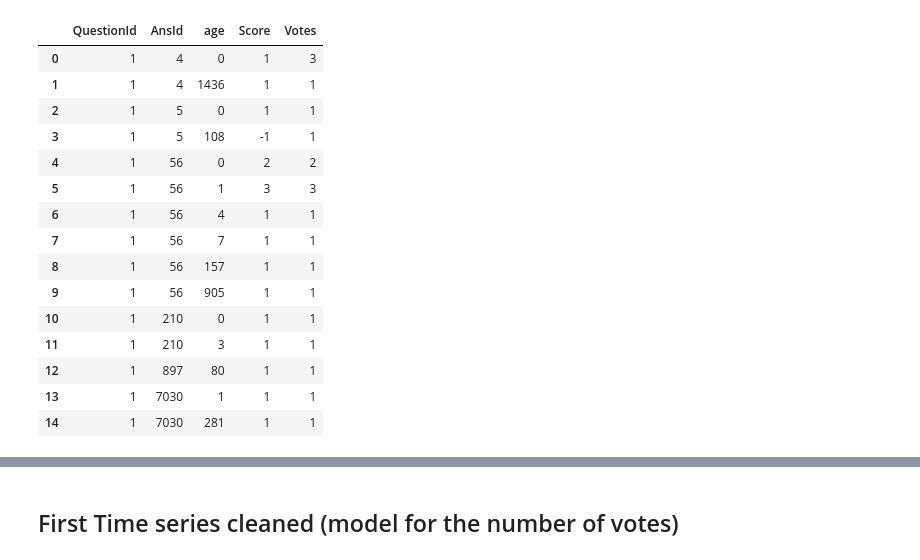
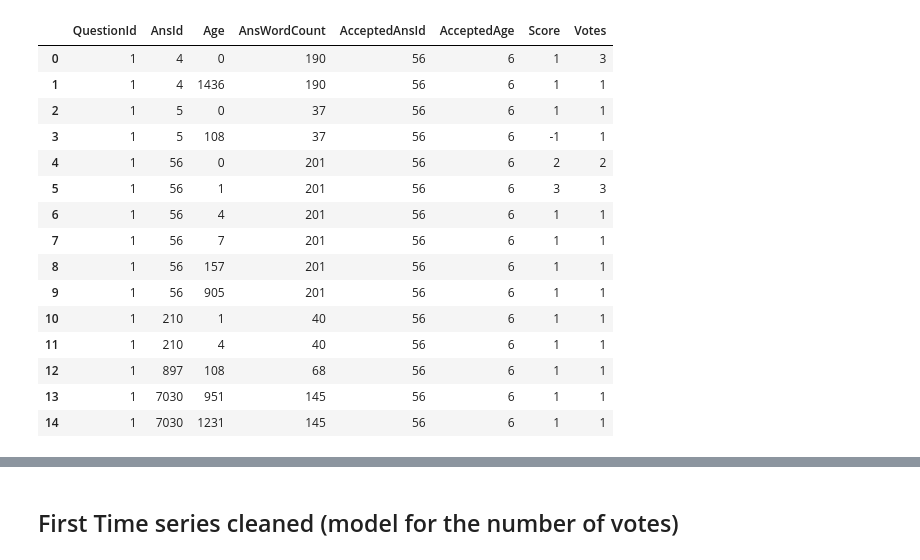
Before and after one commit to JoelDan192/Predictive-model-for-the-voting-system-in-SE-network, a Jupyter notebook: spanish_site/Answer_votes.ipynb, the cells around one changed output, grey strips where cells are left out. Cells and saved outputs as stored; diff of their text form; code cells hidden in the pictures.

```diff
--- a/spanish_site/Answer_votes.ipynb
+++ b/spanish_site/Answer_votes.ipynb
@@ -4,0 +15,5 @@ import numpy as np
+# %%
+a_votes = pd.DataFrame.from_csv('votes-answers.csv', index_col=None)
+a_votes = pd.merge(a_votes, a_questions, how='inner', on=['QuestionId'],suffixes=['_vot', '_quest'])
+a_votes['AcceptedDate'].fillna(pd.to_datetime('20160320'),inplace=True) #Today
+a_votes.head()
@@ -4,0 +27,16 @@ import numpy as np
+# %%
+a_votes['AcceptedAge'] = (pd.to_datetime(a_votes.AcceptedDate,format='%Y-%m-%d %H:%M:%S.%f')
+                  -pd.to_datetime(a_votes.QuestionCreation,format='%Y-%m-%d %H:%M:%S.%f')).apply(lambda x: x.astype('timedelta64[D]').item().days)
+a_votes['AcceptedAge'] = a_votes['AcceptedAge'] + 1
+
+a_votes.loc[a_votes.AcceptedDate == pd.to_datetime('20160320'), 'AcceptedAge'] = -1
+
+a_votes['RelAge'] = (pd.to_datetime(a_votes.VoteCreation,format='%Y-%m-%d %H:%M:%S.%f')
+                  -pd.to_datetime(a_votes.AnsCreation,format='%Y-%m-%d %H:%M:%S.%f')).apply(lambda x: x.astype('timedelta64[D]').item().days)
+a_votes['RelAge'] = a_votes['RelAge'] + 1
+
+a_votes['Age'] = (pd.to_datetime(a_votes.VoteCreation,format='%Y-%m-%d %H:%M:%S.%f')
+                  -pd.to_datetime(a_votes.QuestionCreation,format='%Y-%m-%d %H:%M:%S.%f')).apply(lambda x: x.astype('timedelta64[D]').item().days)
+a_votes['Age'] = a_votes['Age'] + 1
+a_votes.drop(a_votes.columns[[0, 1, 6, 7,9]], axis=1, inplace=True)
+a_votes.head(20)
@@ -5,9 +61,10 @@ import numpy as np
 # %%
-a_votes = pd.DataFrame.from_csv('votes-answers.csv', index_col=None)
+a_comments = pd.DataFrame.from_csv('comment-ans.csv', index_col=None)
+a_comments = pd.merge(a_comments, a_questions, how='inner', on=['QuestionId'],suffixes=['_vot', '_quest'])
 
-a_votes['age'] = (pd.to_datetime(a_votes.VoteCreation,format='%Y-%m-%d %H:%M:%S.%f')
-                  -pd.to_datetime(a_votes.AnsCreation,format='%Y-%m-%d %H:%M:%S.%f')).apply(lambda x: x.astype('timedelta64[D]').item().days)
-a_votes['age'] = a_votes['age'] + 1
-a_votes.drop(a_votes.columns[[0, 1]], axis=1, inplace=True)
-a_votes.head(10)
+a_comments['Age'] = (pd.to_datetime(a_comments.CommentCreation,format='%Y-%m-%d %H:%M:%S.%f')
+                  -pd.to_datetime(a_comments.QuestionCreation,format='%Y-%m-%d %H:%M:%S.%f')).apply(lambda x: x.astype('timedelta64[D]').item().days)
+a_comments['Age'] = a_comments['Age'] + 1
+a_comments = a_comments[['AnsId','Age']]
+a_comments.head(10)
 # %% [output]
@@ -45,26 +82,25 @@ a_comments.head(10)
 # %%
-get_score = lambda x: sum(x.VoteType==2) - sum(x.VoteType==3)
-get_votes = lambda x: sum(x.VoteType==2) + sum(x.VoteType==3)
-f = {'Score' : get_score,'Votes' : get_votes}
-a_groups = a_votes.sort_values(by='age').groupby(['QuestionId','AnsId','age']).apply(lambda df: pd.Series({'Score':get_score(df),
-                                                                                                          'Votes':get_votes(df)}))
+get_score = lambda df: sum(df.VoteType==2) - sum(df.VoteType==3)
+get_votes = lambda df: sum(df.VoteType==2) + sum(df.VoteType==3)
+f = lambda df: pd.Series([df.AnsWordCount.iloc[0],df.AcceptedAnsId.iloc[0],df.AcceptedAge.iloc[0],get_score(df),get_votes(df)],index=['AnsWordCount','AcceptedAnsId','AcceptedAge','Score','Votes'])
+a_groups = a_votes.sort_values(by='Age').groupby(['QuestionId','AnsId','Age']).apply(f)
 a_groups = a_groups.reset_index(level=[0,1,2],drop=False)
 a_groups.head(15)
 # %% [output]
-|  | QuestionId | AnsId | age | Score | Votes |
-| 0 | 1 | 4 | 0 | 1 | 3 |
-| 1 | 1 | 4 | 1436 | 1 | 1 |
-| 2 | 1 | 5 | 0 | 1 | 1 |
-| 3 | 1 | 5 | 108 | -1 | 1 |
-| 4 | 1 | 56 | 0 | 2 | 2 |
-| 5 | 1 | 56 | 1 | 3 | 3 |
-| 6 | 1 | 56 | 4 | 1 | 1 |
-| 7 | 1 | 56 | 7 | 1 | 1 |
-| 8 | 1 | 56 | 157 | 1 | 1 |
-| 9 | 1 | 56 | 905 | 1 | 1 |
-| 10 | 1 | 210 | 0 | 1 | 1 |
-| 11 | 1 | 210 | 3 | 1 | 1 |
-| 12 | 1 | 897 | 80 | 1 | 1 |
-| 13 | 1 | 7030 | 1 | 1 | 1 |
-| 14 | 1 | 7030 | 281 | 1 | 1 |
+|  | QuestionId | AnsId | Age | AnsWordCount | AcceptedAnsId | AcceptedAge | Score | Votes |
+| 0 | 1 | 4 | 0 | 190 | 56 | 6 | 1 | 3 |
+| 1 | 1 | 4 | 1436 | 190 | 56 | 6 | 1 | 1 |
+| 2 | 1 | 5 | 0 | 37 | 56 | 6 | 1 | 1 |
+| 3 | 1 | 5 | 108 | 37 | 56 | 6 | -1 | 1 |
+| 4 | 1 | 56 | 0 | 201 | 56 | 6 | 2 | 2 |
+| 5 | 1 | 56 | 1 | 201 | 56 | 6 | 3 | 3 |
+| 6 | 1 | 56 | 4 | 201 | 56 | 6 | 1 | 1 |
+| 7 | 1 | 56 | 7 | 201 | 56 | 6 | 1 | 1 |
+| 8 | 1 | 56 | 157 | 201 | 56 | 6 | 1 | 1 |
+| 9 | 1 | 56 | 905 | 201 | 56 | 6 | 1 | 1 |
+| 10 | 1 | 210 | 1 | 40 | 56 | 6 | 1 | 1 |
+| 11 | 1 | 210 | 4 | 40 | 56 | 6 | 1 | 1 |
+| 12 | 1 | 897 | 108 | 68 | 56 | 6 | 1 | 1 |
+| 13 | 1 | 7030 | 951 | 145 | 56 | 6 | 1 | 1 |
+| 14 | 1 | 7030 | 1231 | 145 | 56 | 6 | 1 | 1 |
 # %%
```
Also changed, not shown: parts of 29 cells of this notebook, 17 other files.
